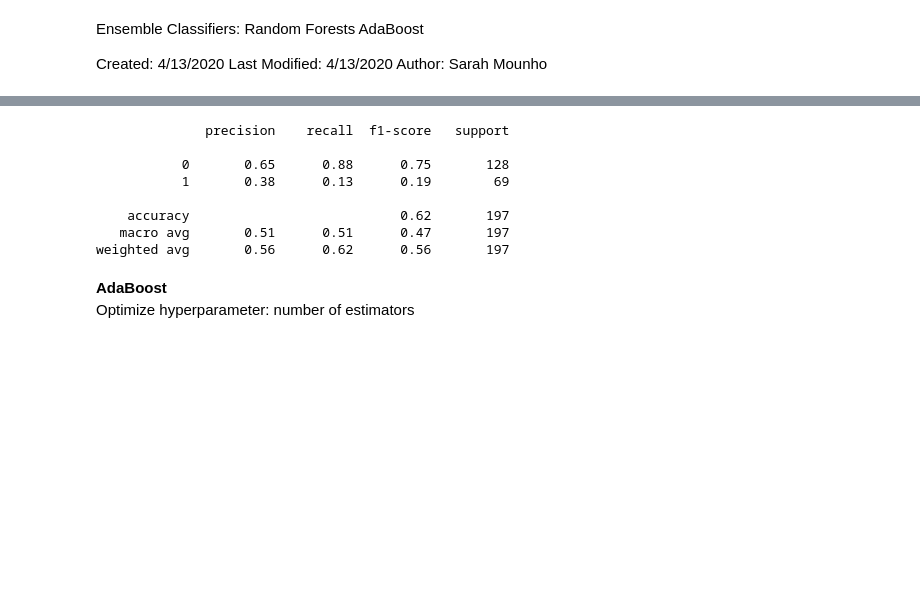
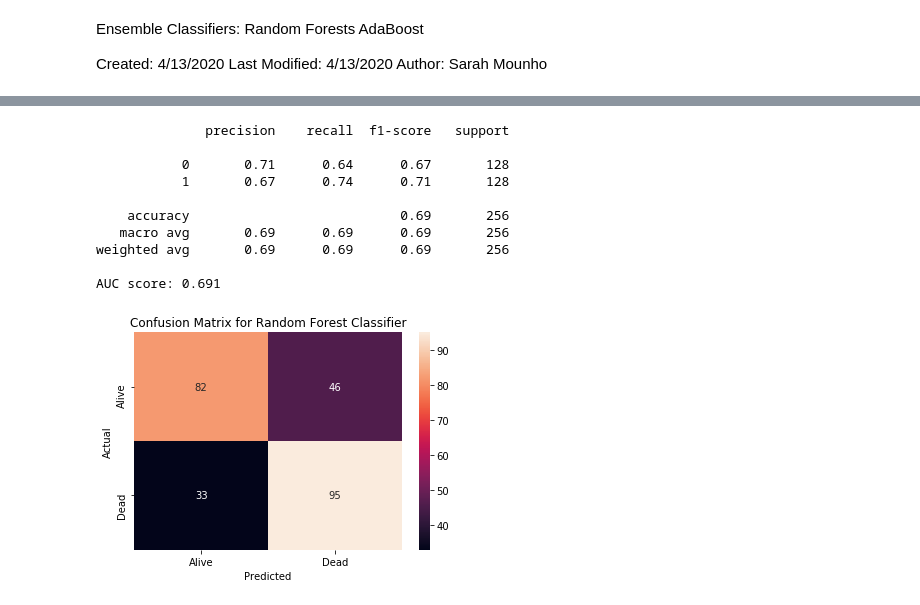
Before and after one commit to sarahmounho/CS329E_Classification_Project, a Jupyter notebook: Ensemble.ipynb, the cells around one changed output, grey strips where cells are left out. Saved outputs shown, nothing was run; the diff lists cells and outputs as text; code cells hidden in the pictures; blank space fills up the shorter version.

Commit message:
Update Ensemble.ipynb
+ SMOTE for class balance
+ Confusion Matrix printed using a heatmap

```diff
--- a/Ensemble.ipynb
+++ b/Ensemble.ipynb
@@ -45,0 +39,8 @@ Optimize hyperparameters: Max depth, min samples per leaf and max features
+# %%
+#Balance classes
+from imblearn import over_sampling
+oversample = over_sampling.SMOTE()
+X_SMOTE, Y_SMOTE = oversample.fit_resample(data_X, data_Y)
+print(X_SMOTE.shape)
+Y_SMOTE.value_counts()
+X_SMOTE.head(10)
@@ -46,30 +71,51 @@ Optimize hyperparameters: Max depth, min samples per leaf and max features
 # %%
 from sklearn.ensemble import RandomForestClassifier as RFC
-
+from sklearn.metrics import roc_curve
+from sklearn.metrics import roc_auc_score
+from sklearn.metrics import confusion_matrix
+import seaborn as sn
 #Create a random forest classifier
 rfc = RFC()
 #params
-max_depth_lst = list(range(1, 111, 9))
+max_depth_lst = list(range(1, 51, 9))
 min_leaf_lst = list(range(1, 15))
 param_grid = {'max_depth': max_depth_lst,
               'min_samples_leaf': min_leaf_lst,
               'max_features': ['sqrt', 'log2']
 }
 #grid search for best max depth, min samples per leaf and max features
 clf = GridSearchCV(rfc, param_grid, cv=5)
 #cross validation
-Y_pred = cross_val_predict(clf, data_X, data_Y, cv=5)
+Y_pred = cross_val_predict(clf, X_SMOTE, Y_SMOTE, cv=5)
 #Report
-print(classification_report(data_Y, Y_pred, labels=[0, 1]))
+print(classification_report(Y_SMOTE, Y_pred, labels=[0, 1]))
+
+#ROC curve
+fpr, tpr, thresholds = roc_curve(Y_SMOTE, Y_pred, pos_label=1)
+roc_score = roc_auc_score(Y_SMOTE, Y_pred)
+print('AUC score:', round(roc_score, 3))
+
+#Create a confusion matrix
+data = {'Actual': Y_SMOTE, 'Predicted':Y_pred}
+df = pd.DataFrame(data, columns=['Actual', 'Predicted'])
+df['Predicted'].replace(0, 'Alive', inplace=True)
+df['Predicted'].replace(1, 'Dead', inplace=True)
+df['Actual'].replace(0, 'Alive', inplace=True)
+df['Actual'].replace(1, 'Dead', inplace=True)
+cm = pd.crosstab(df['Actual'], df['Predicted'], rownames=['Actual'], colnames=['Predicted'])
+#Print a formatted confusion matrix using a heatmap
+sn.heatmap(cm, annot=True)
+plt.title('Confusion Matrix for Random Forest Classifier')
+plt.show()
 # %% [output]
               precision    recall  f1-score   support
 
-           0       0.65      0.88      0.75       128
-           1       0.38      0.13      0.19        69
+           0       0.71      0.64      0.67       128
+           1       0.67      0.74      0.71       128
 
-    accuracy                           0.62       197
-   macro avg       0.51      0.51      0.47       197
-weighted avg       0.56      0.62      0.56       197
+    accuracy                           0.69       256
+   macro avg       0.69      0.69      0.69       256
+weighted avg       0.69      0.69      0.69       256
+
+AUC score: 0.691
+[figure, added]
-# %% [markdown]
-**AdaBoost**
-Optimize hyperparameter: number of estimators
```
Also changed, not shown: parts of 8 cells of this notebook.
